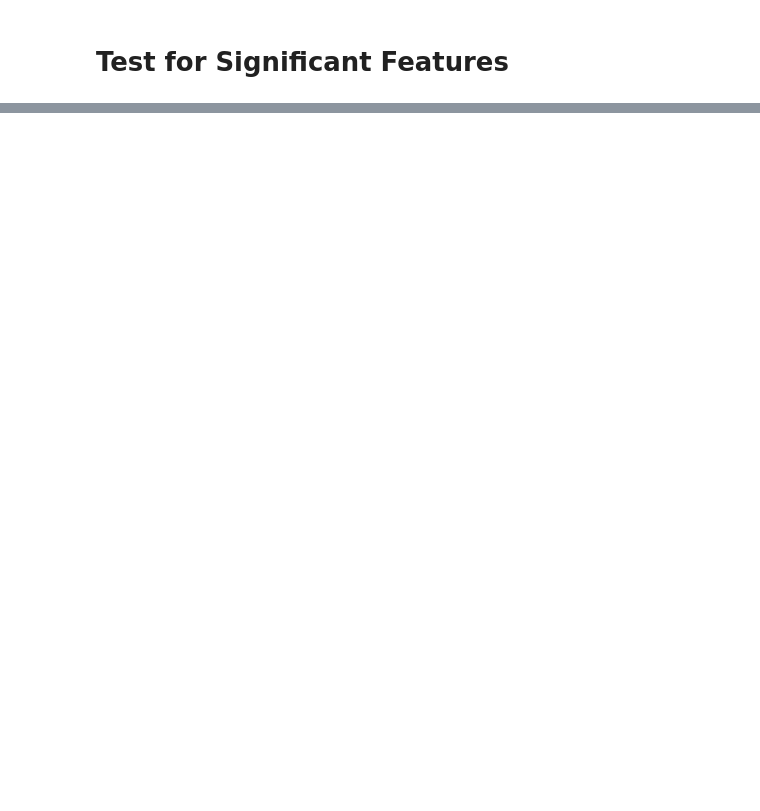
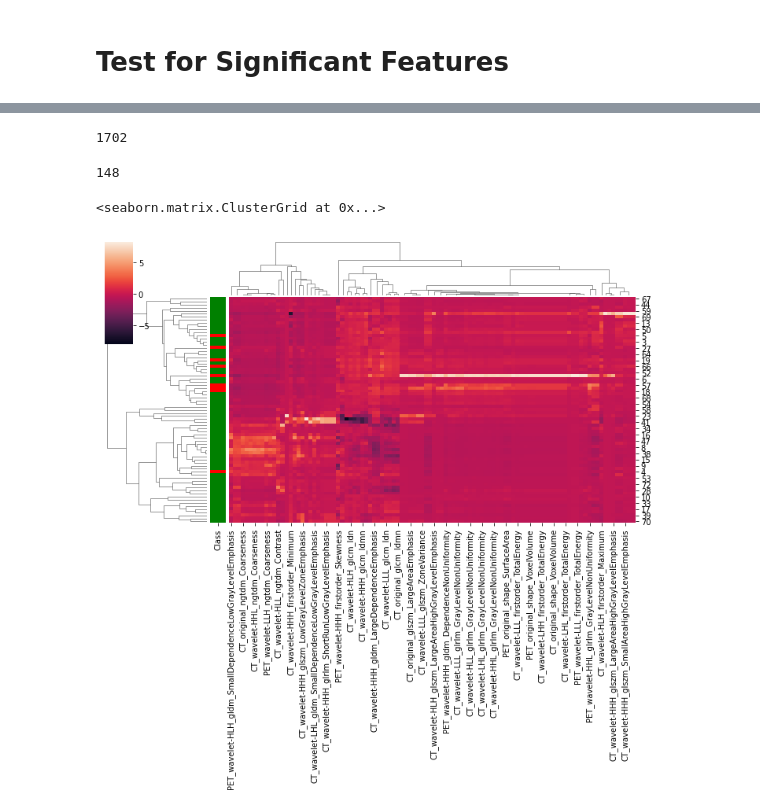
Before and after one commit to RonanTH/hn-radiomics, a Jupyter notebook: 0.2 Feature Analysis/0.1 Code/feature_stats_analysis.ipynb, the cells around one changed output, grey strips where cells are left out. Saved outputs shown, nothing was run; the diff lists cells and outputs as text; code cells hidden in the pictures; blank space fills up the shorter version.

```diff
--- a/0.2 Feature Analysis/0.1 Code/feature_stats_analysis.ipynb
+++ b/0.2 Feature Analysis/0.1 Code/feature_stats_analysis.ipynb
@@ -157,0 +147,2 @@ with pd.option_context('display.max_rows', 100, 'display.max_columns', 10):
+# %%
+t1_sig_columns = t1_feature_test.loc[t1_feature_test['Significance']=='True']['Feature'].to_list()
@@ -157,0 +159,20 @@ with pd.option_context('display.max_rows', 100, 'display.max_columns', 10):
+# %%
+len(t2_feature_test)
+# %% [output]
+1702
+# %%
+len(t2_sig_columns)
+# %% [output]
+148
+# %%
+t1_feats = image_feats['t1'].copy()
+patients = t1_feats.pop("PID")
+classes = t1_feats.pop("Class")
+t1_feats.drop(['Delta_Time'],axis=1,inplace=True)
+lut = dict(zip(classes.unique(), "grb"))
+row_colors = classes.map(lut)
+# %%
+sns.clustermap(image_feats['t1'][t1_sig_columns],z_score=1,row_colors=row_colors,method='average',metric='correlation')
+# %% [output]
+<seaborn.matrix.ClusterGrid at 0x...>
+[figure, added]
```
Also changed, not shown: parts of 17 cells of this notebook, 56 other files.
